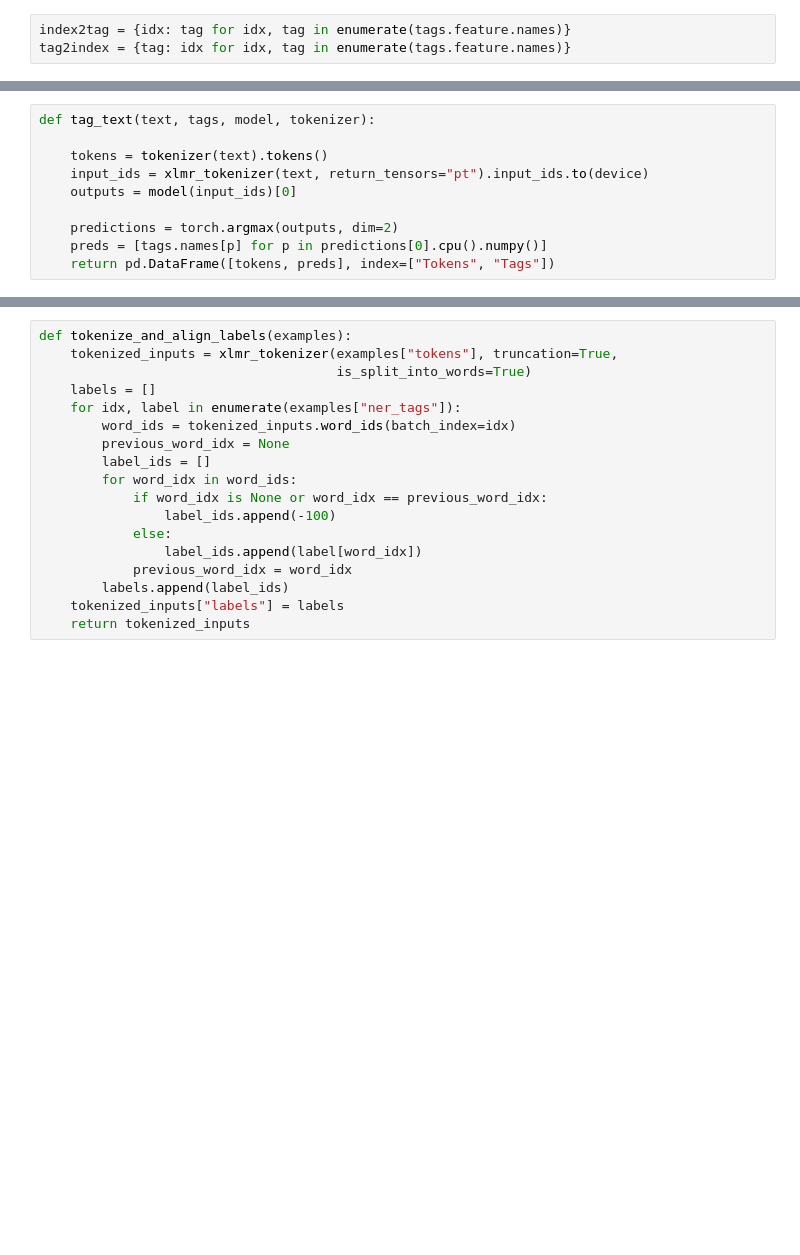
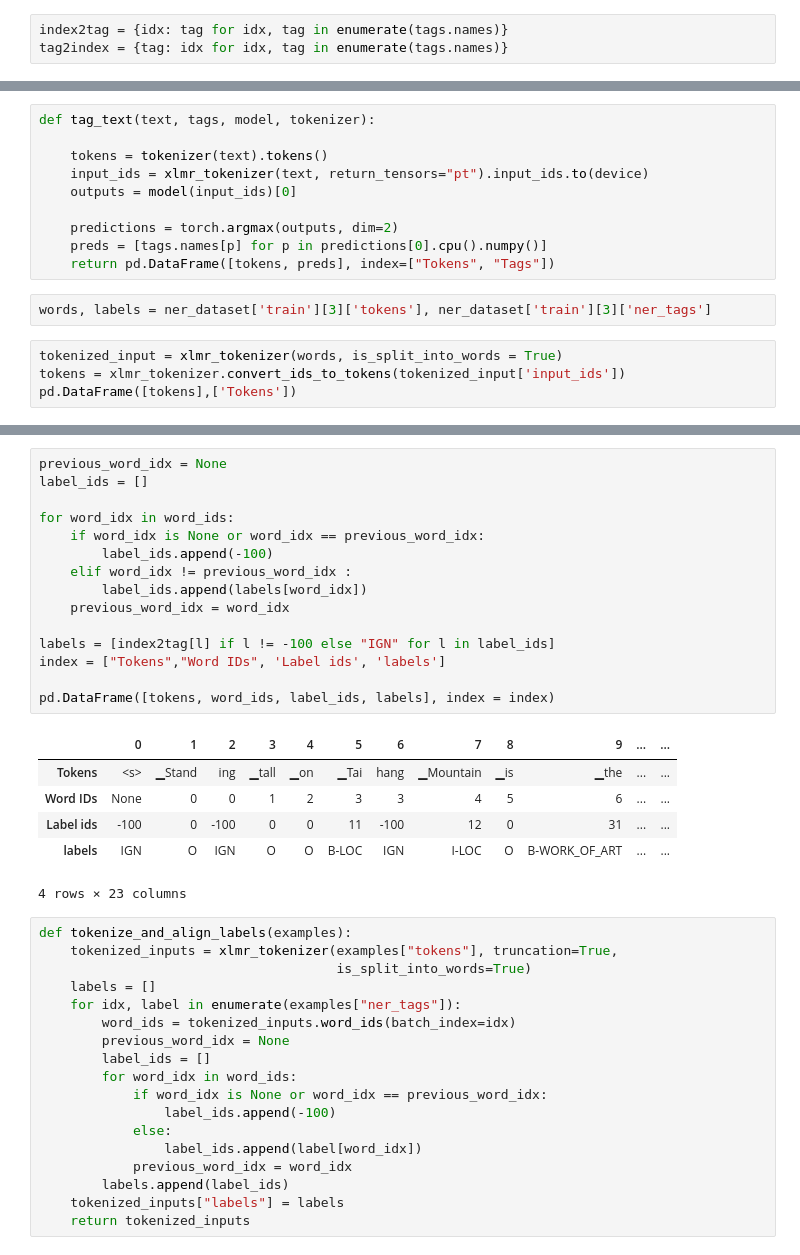
Before and after one commit to hr1588/NLP, a Jupyter notebook: ner_dataset.ipynb, the cells around one changed output, grey strips where cells are left out. Cells and saved outputs as stored; diff of their text form; blank space fills up the shorter version.

```diff
--- a/ner_dataset.ipynb
+++ b/ner_dataset.ipynb
@@ -311,3 +518,3 @@ len(tags.feature.names)
 # %%
-index2tag = {idx: tag for idx, tag in enumerate(tags.feature.names)}
-tag2index = {tag: idx for idx, tag in enumerate(tags.feature.names)}
+index2tag = {idx: tag for idx, tag in enumerate(tags.names)}
+tag2index = {tag: idx for idx, tag in enumerate(tags.names)}
@@ -348,3 +588,9 @@ def tag_text(text, tags, model, tokenizer):
     predictions = torch.argmax(outputs, dim=2)
     preds = [tags.names[p] for p in predictions[0].cpu().numpy()]
     return pd.DataFrame([tokens, preds], index=["Tokens", "Tags"])
+# %%
+words, labels = ner_dataset['train'][3]['tokens'], ner_dataset['train'][3]['ner_tags']
+# %%
+tokenized_input = xlmr_tokenizer(words, is_split_into_words = True)
+tokens = xlmr_tokenizer.convert_ids_to_tokens(tokenized_input['input_ids'])
+pd.DataFrame([tokens],['Tokens'])
@@ -351,3 +609,25 @@ def tag_text(text, tags, model, tokenizer):
+# %%
+previous_word_idx = None
+label_ids = []
+
+for word_idx in word_ids:
+    if word_idx is None or word_idx == previous_word_idx:
+        label_ids.append(-100)
+    elif word_idx != previous_word_idx :
+        label_ids.append(labels[word_idx])
+    previous_word_idx = word_idx
+
+labels = [index2tag[l] if l != -100 else "IGN" for l in label_ids]
+index = ["Tokens","Word IDs", 'Label ids', 'labels']
+
+pd.DataFrame([tokens, word_ids, label_ids, labels], index = index)
+# %% [output]
+|  | 0 | 1 | 2 | 3 | 4 | 5 | 6 | 7 | 8 | 9 | ... | ... |
+| Tokens | <s> | ▁Stand | ing | ▁tall | ▁on | ▁Tai | hang | ▁Mountain | ▁is | ▁the | ... | ... |
+| Word IDs | None | 0 | 0 | 1 | 2 | 3 | 3 | 4 | 5 | 6 | ... | ... |
+| Label ids | -100 | 0 | -100 | 0 | 0 | 11 | -100 | 12 | 0 | 31 | ... | ... |
+| labels | IGN | O | IGN | O | O | B-LOC | IGN | I-LOC | O | B-WORK_OF_ART | ... | ... |
+4 rows × 23 columns
 # %%
 def tokenize_and_align_labels(examples):
     tokenized_inputs = xlmr_tokenizer(examples["tokens"], truncation=True,
```
Also changed, not shown: parts of 44 cells of this notebook.
